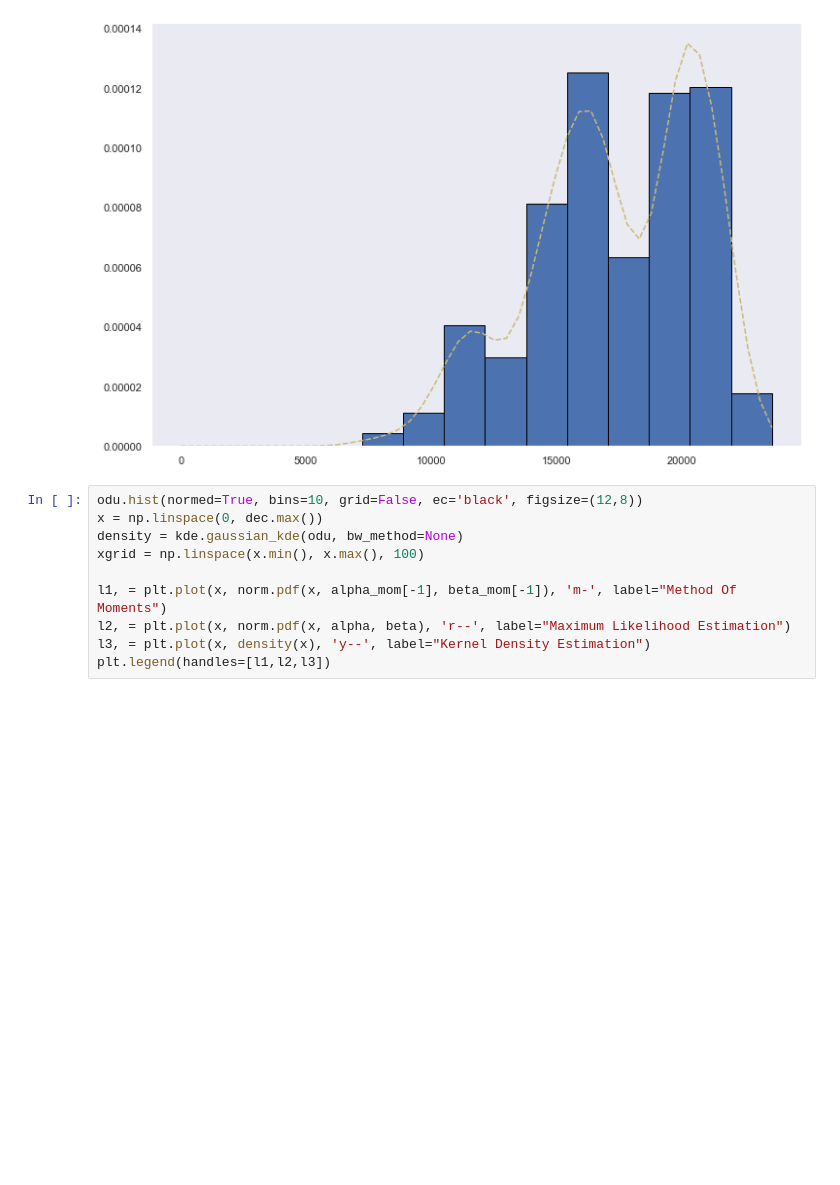
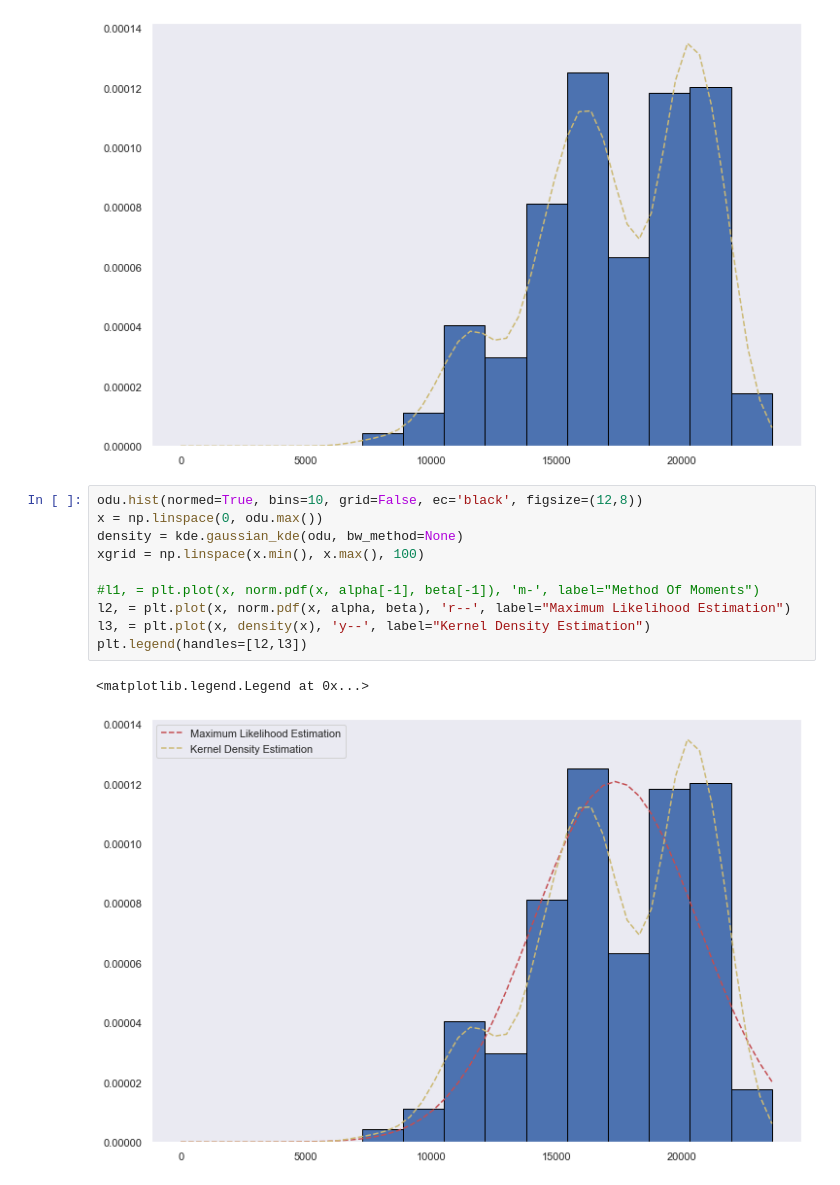
Before and after one commit to UNCG-CSE/G_Suite_Metrics, a Jupyter notebook: src/Henry/Gmail Analysis/One Day Users Metric.ipynb, the cells around one changed output. Cells and saved outputs as stored; diff of their text form; blank space fills up the shorter version.

```diff
--- a/src/Henry/Gmail Analysis/One Day Users Metric.ipynb
+++ b/src/Henry/Gmail Analysis/One Day Users Metric.ipynb
@@ -135,11 +132,14 @@ plt.plot(x, density(x), 'y--')
 [figure]
 # %%
 odu.hist(normed=True, bins=10, grid=False, ec='black', figsize=(12,8))
-x = np.linspace(0, dec.max())
+x = np.linspace(0, odu.max())
 density = kde.gaussian_kde(odu, bw_method=None)
 xgrid = np.linspace(x.min(), x.max(), 100)
 
-l1, = plt.plot(x, norm.pdf(x, alpha_mom[-1], beta_mom[-1]), 'm-', label="Method Of Moments")
+#l1, = plt.plot(x, norm.pdf(x, alpha[-1], beta[-1]), 'm-', label="Method Of Moments")
 l2, = plt.plot(x, norm.pdf(x, alpha, beta), 'r--', label="Maximum Likelihood Estimation")
 l3, = plt.plot(x, density(x), 'y--', label="Kernel Density Estimation")
-plt.legend(handles=[l1,l2,l3])
+plt.legend(handles=[l2,l3])
+# %% [output]
+<matplotlib.legend.Legend at 0x...>
+[figure, added]
```
Also changed, not shown: parts of 6 cells of this notebook.
